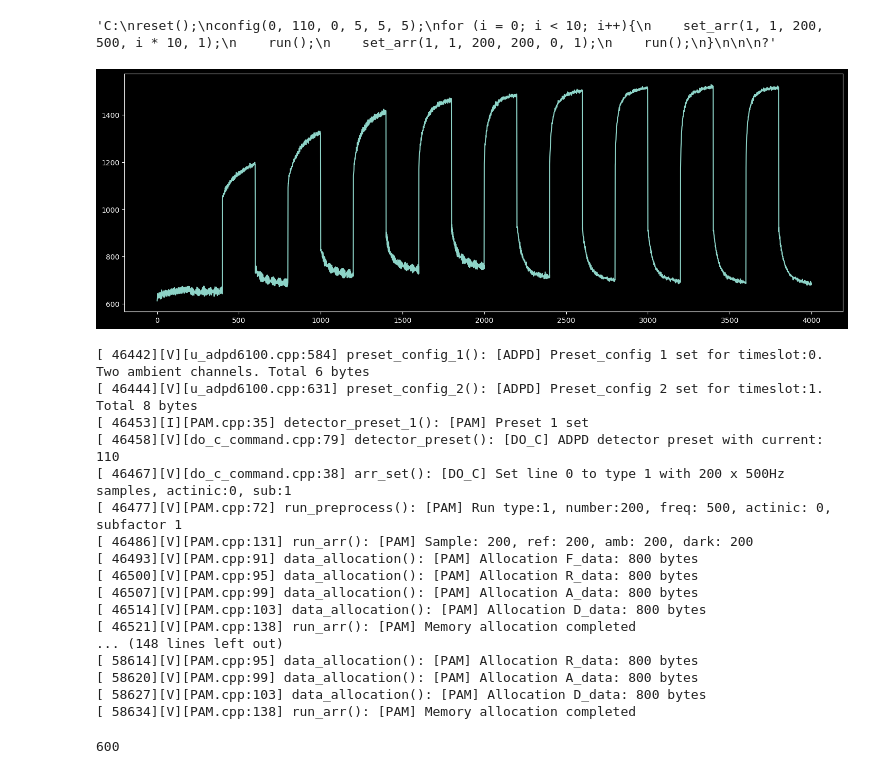
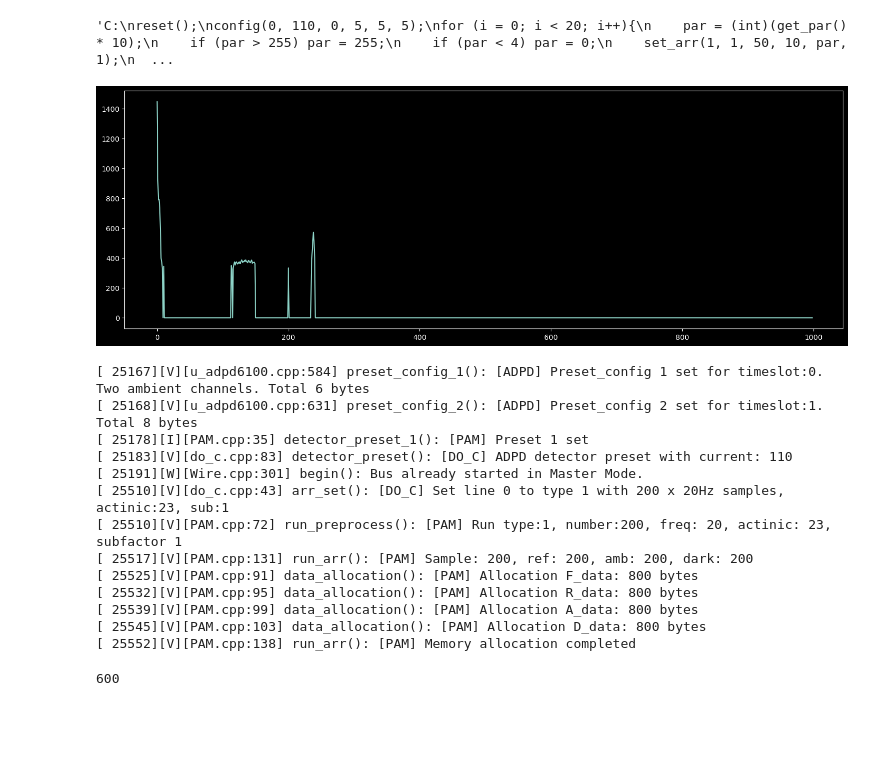
Before and after one commit to Jan-IngenHousz-Institute/ambit, a Jupyter notebook: sender.ipynb, the cells around one changed output. Cells and saved outputs as stored; diff of their text form; code cells hidden in the pictures; blank space fills up the shorter version.

```diff
--- a/sender.ipynb
+++ b/sender.ipynb
@@ -17,20 +17,19 @@ with serial.Serial("COM26", 115200, rtscts=False) as ser:
 cmd = '''
 reset();
 config(0, 110, 0, 5, 5, 5);
-for (i = 0; i < 10; i++){
-    set_arr(1, 1, 200, 500, i * 10, 1);
-    run();
-    set_arr(1, 1, 200, 200, 0, 1);
+for (i = 0; i < 20; i++){
+    par = (int)(get_par() * 5);
+    if (par > 255) par = 255;
+    if (par < 4) par = 0;
+    set_arr(1, 1, 50, 10, par, 1);
     run();
 }
-
-
 '''
 
 cmd_str = "C:" + cmd + "?"
 cmd_str
 # %% [output]
-'C:\nreset();\nconfig(0, 110, 0, 5, 5, 5);\nfor (i = 0; i < 10; i++){\n    set_arr(1, 1, 200, 500, i * 10, 1);\n    run();\n    set_arr(1, 1, 200, 200, 0, 1);\n    run();\n}\n\n\n?'
+'C:\nreset();\nconfig(0, 110, 0, 5, 5, 5);\nfor (i = 0; i < 20; i++){\n    par = (int)(get_par() * 10);\n    if (par > 255) par = 255;\n    if (par < 4) par = 0;\n    set_arr(1, 1, 50, 10, par, 1);\n  ...
 # %%
 fig, ax = plt.subplots(1, 1, figsize = (18, 6))
 line = ax.plot([])[0]
@@ -41,54 +40,56 @@ with serial.Serial("COM26", 115200) as ser:
     arr = []
     last_update_time,  last_update_length = 0, 0
 
     while (time.time() - start_timer < 1):
         if ser.in_waiting > 2:
             start_timer = time.time()
             l = ser.readline().decode().strip()
             if l[0] == '[':
                 outputs += l + "\n"
             elif l[0].isdigit() and l[-1].isdigit():
                 if l.count(',') == 3:
                     _arr = np.fromstring(l, sep = ',', dtype=int).tolist()
                     arr.append(_arr)
+                else:
+                    print(l)
+            else:
+                print(l)
         else:
             if (len(arr) - last_update_length > 1) and (time.time() - last_update_time > .01):
                 plot_arr = np.array(arr)
                 line.set_data(np.arange(plot_arr.shape[0]), plot_arr[:, 0])
                 ax.autoscale_view(True, True)
                 ax.relim()
 
                 last_update_length = len(arr)
                 last_update_time = time.time()
                 display(fig)
                 clear_output(wait=True)
 
                 plt.pause(0.0001)
+            else:
+                time.sleep(0.2)
 
 
 plt.show()
 # %% [output]
-[figure, old version]
+[figure, new version]
 # %%
 print(outputs)
 # %% [output]
-[ 46442][V][u_adpd6100.cpp:584] preset_config_1(): [ADPD] Preset_config 1 set for timeslot:0. Two ambient channels. Total 6 bytes
-[ 46444][V][u_adpd6100.cpp:631] preset_config_2(): [ADPD] Preset_config 2 set for timeslot:1. Total 8 bytes
-[ 46453][I][PAM.cpp:35] detector_preset_1(): [PAM] Preset 1 set
-[ 46458][V][do_c_command.cpp:79] detector_preset(): [DO_C] ADPD detector preset with current: 110
-[ 46467][V][do_c_command.cpp:38] arr_set(): [DO_C] Set line 0 to type 1 with 200 x 500Hz samples, actinic:0, sub:1
-[ 46477][V][PAM.cpp:72] run_preprocess(): [PAM] Run type:1, number:200, freq: 500, actinic: 0, subfactor 1
-[ 46486][V][PAM.cpp:131] run_arr(): [PAM] Sample: 200, ref: 200, amb: 200, dark: 200
-[ 46493][V][PAM.cpp:91] data_allocation(): [PAM] Allocation F_data: 800 bytes
-[ 46500][V][PAM.cpp:95] data_allocation(): [PAM] Allocation R_data: 800 bytes
-[ 46507][V][PAM.cpp:99] data_allocation(): [PAM] Allocation A_data: 800 bytes
-[ 46514][V][PAM.cpp:103] data_allocation(): [PAM] Allocation D_data: 800 bytes
-[ 46521][V][PAM.cpp:138] run_arr(): [PAM] Memory allocation completed
-... (148 lines left out)
-[ 58614][V][PAM.cpp:95] data_allocation(): [PAM] Allocation R_data: 800 bytes
-[ 58620][V][PAM.cpp:99] data_allocation(): [PAM] Allocation A_data: 800 bytes
-[ 58627][V][PAM.cpp:103] data_allocation(): [PAM] Allocation D_data: 800 bytes
-[ 58634][V][PAM.cpp:138] run_arr(): [PAM] Memory allocation completed
+[ 25167][V][u_adpd6100.cpp:584] preset_config_1(): [ADPD] Preset_config 1 set for timeslot:0. Two ambient channels. Total 6 bytes
+[ 25168][V][u_adpd6100.cpp:631] preset_config_2(): [ADPD] Preset_config 2 set for timeslot:1. Total 8 bytes
+[ 25178][I][PAM.cpp:35] detector_preset_1(): [PAM] Preset 1 set
+[ 25183][V][do_c.cpp:83] detector_preset(): [DO_C] ADPD detector preset with current: 110
+[ 25191][W][Wire.cpp:301] begin(): Bus already started in Master Mode.
+[ 25510][V][do_c.cpp:43] arr_set(): [DO_C] Set line 0 to type 1 with 200 x 20Hz samples, actinic:23, sub:1
+[ 25510][V][PAM.cpp:72] run_preprocess(): [PAM] Run type:1, number:200, freq: 20, actinic: 23, subfactor 1
+[ 25517][V][PAM.cpp:131] run_arr(): [PAM] Sample: 200, ref: 200, amb: 200, dark: 200
+[ 25525][V][PAM.cpp:91] data_allocation(): [PAM] Allocation F_data: 800 bytes
+[ 25532][V][PAM.cpp:95] data_allocation(): [PAM] Allocation R_data: 800 bytes
+[ 25539][V][PAM.cpp:99] data_allocation(): [PAM] Allocation A_data: 800 bytes
+[ 25545][V][PAM.cpp:103] data_allocation(): [PAM] Allocation D_data: 800 bytes
+[ 25552][V][PAM.cpp:138] run_arr(): [PAM] Memory allocation completed
 # %%
 2*256+88
 # %% [output]
```
Also changed, not shown: parts of 1 cell of this notebook, 1 other file.
